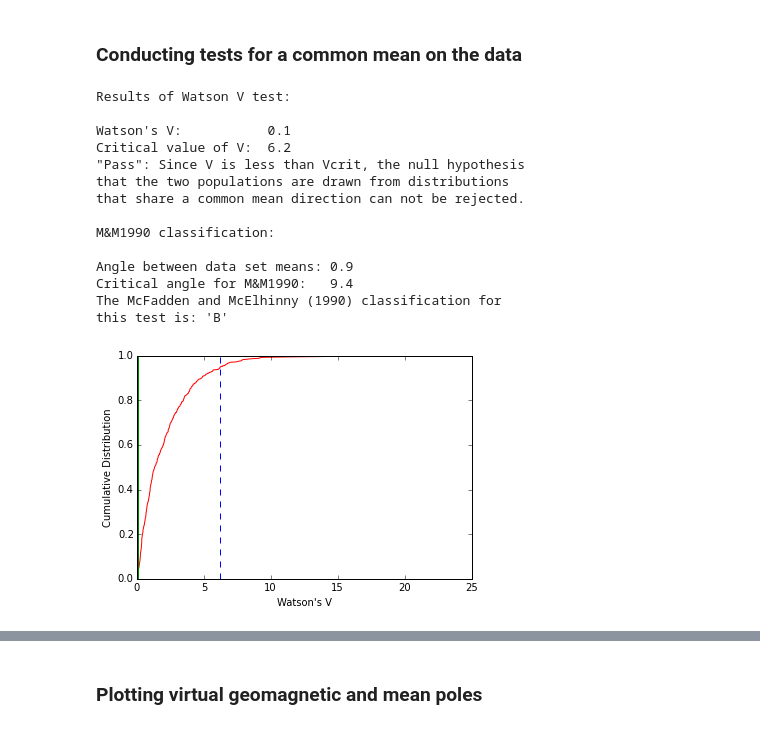
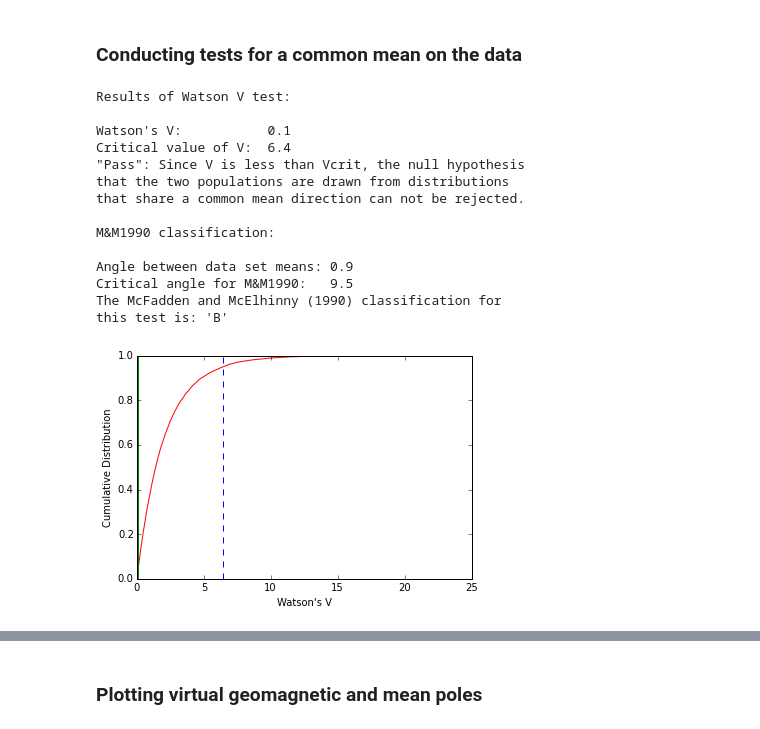
Before and after one commit to PmagPy/2016_Tauxe-et-al_PmagPy_Notebooks, a Jupyter notebook: PmagPy_notebook.ipynb, the cells around one changed output, grey strips where cells are left out. Saved outputs shown, nothing was run; the diff lists cells and outputs as text; code cells hidden in the pictures.

```diff
--- a/PmagPy_notebook.ipynb
+++ b/PmagPy_notebook.ipynb
@@ -122,21 +129,21 @@ IPmag.plotDImean(reverse_mean['dec'],reverse_mean['inc'],reverse_mean['alpha95']
 # %% [markdown]
 ### Conducting tests for a common mean on the data
 # %%
-IPmag.WatsonV_common_mean(normal_directions,IPmag.flip(reverse_directions),NumSims=1000,plot='yes')
+IPmag.WatsonV_common_mean(normal_directions,IPmag.flip(reverse_directions),NumSims=10000,plot='yes')
 # %% [output]
 Results of Watson V test:
 
 Watson's V:           0.1
-Critical value of V:  6.2
+Critical value of V:  6.4
 "Pass": Since V is less than Vcrit, the null hypothesis
 that the two populations are drawn from distributions
 that share a common mean direction can not be rejected.
 
 M&M1990 classification:
 
 Angle between data set means: 0.9
-Critical angle for M&M1990:   9.4
+Critical angle for M&M1990:   9.5
 The McFadden and McElhinny (1990) classification for
 this test is: 'B'
-[figure, old version]
+[figure, new version]
 # %%
```
Also changed, not shown: parts of 5 cells of this notebook.
